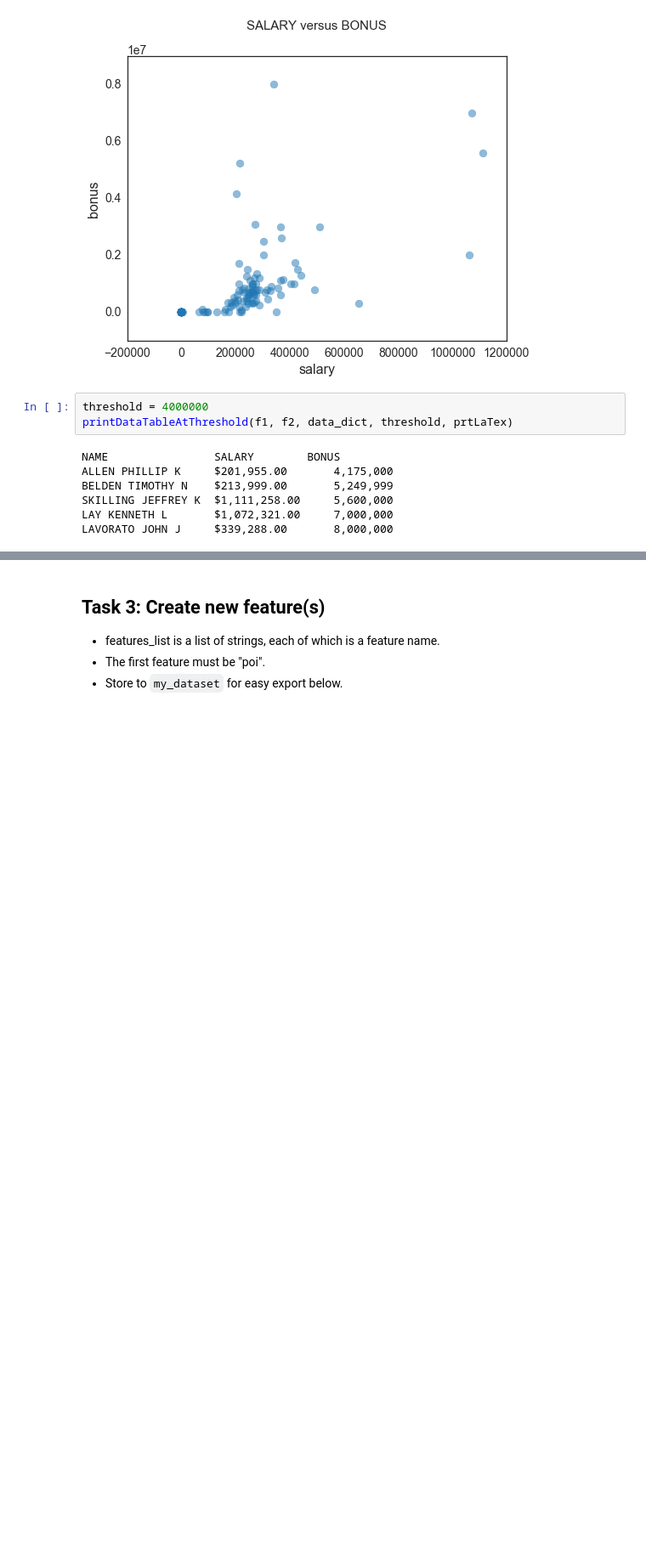
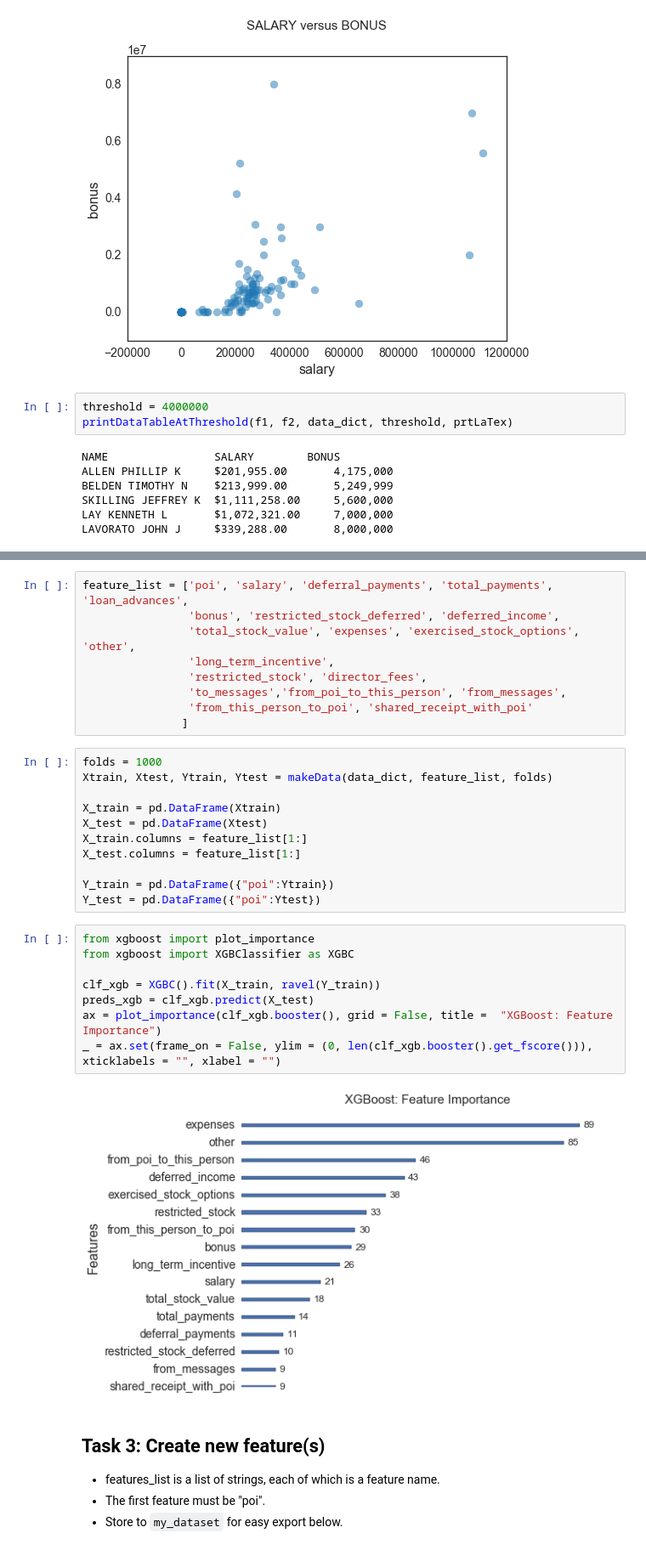
Before and after one commit to omoju/identifyFraudFromEnronEmail, a Jupyter notebook: IdentifyFraudFromEnronEmail.ipynb, the cells around one changed output, grey strips where cells are left out. Shown at 85% size. Saved outputs shown, nothing was run; the diff lists cells and outputs as text; blank space fills up the shorter version.

```diff
--- a/IdentifyFraudFromEnronEmail.ipynb
+++ b/IdentifyFraudFromEnronEmail.ipynb
@@ -432,3 +478,33 @@ LAVORATO JOHN J     $339,288.00       8,000,000
+# %%
+feature_list = ['poi', 'salary', 'deferral_payments', 'total_payments', 'loan_advances',
+                'bonus', 'restricted_stock_deferred', 'deferred_income',
+                'total_stock_value', 'expenses', 'exercised_stock_options', 'other',
+                'long_term_incentive',
+                'restricted_stock', 'director_fees',
+                'to_messages','from_poi_to_this_person', 'from_messages',
+                'from_this_person_to_poi', 'shared_receipt_with_poi'
+               ]
+# %%
+folds = 1000
+Xtrain, Xtest, Ytrain, Ytest = makeData(data_dict, feature_list, folds)
+
+X_train = pd.DataFrame(Xtrain)
+X_test = pd.DataFrame(Xtest)
+X_train.columns = feature_list[1:]
+X_test.columns = feature_list[1:]
+
+Y_train = pd.DataFrame({"poi":Ytrain})
+Y_test = pd.DataFrame({"poi":Ytest})
+# %%
+from xgboost import plot_importance
+from xgboost import XGBClassifier as XGBC
+
+clf_xgb = XGBC().fit(X_train, ravel(Y_train))
+preds_xgb = clf_xgb.predict(X_test)
+ax = plot_importance(clf_xgb.booster(), grid = False, title =  "XGBoost: Feature Importance")
+_ = ax.set(frame_on = False, ylim = (0, len(clf_xgb.booster().get_fscore())), xticklabels = "", xlabel = "")
+# %% [output]
+[figure, added]
 # %% [markdown]
 ## Task 3: Create new feature(s)
 - features_list is a list of strings, each of which is a feature name.
```
Also changed, not shown: parts of 18 cells of this notebook, 5 other files.
